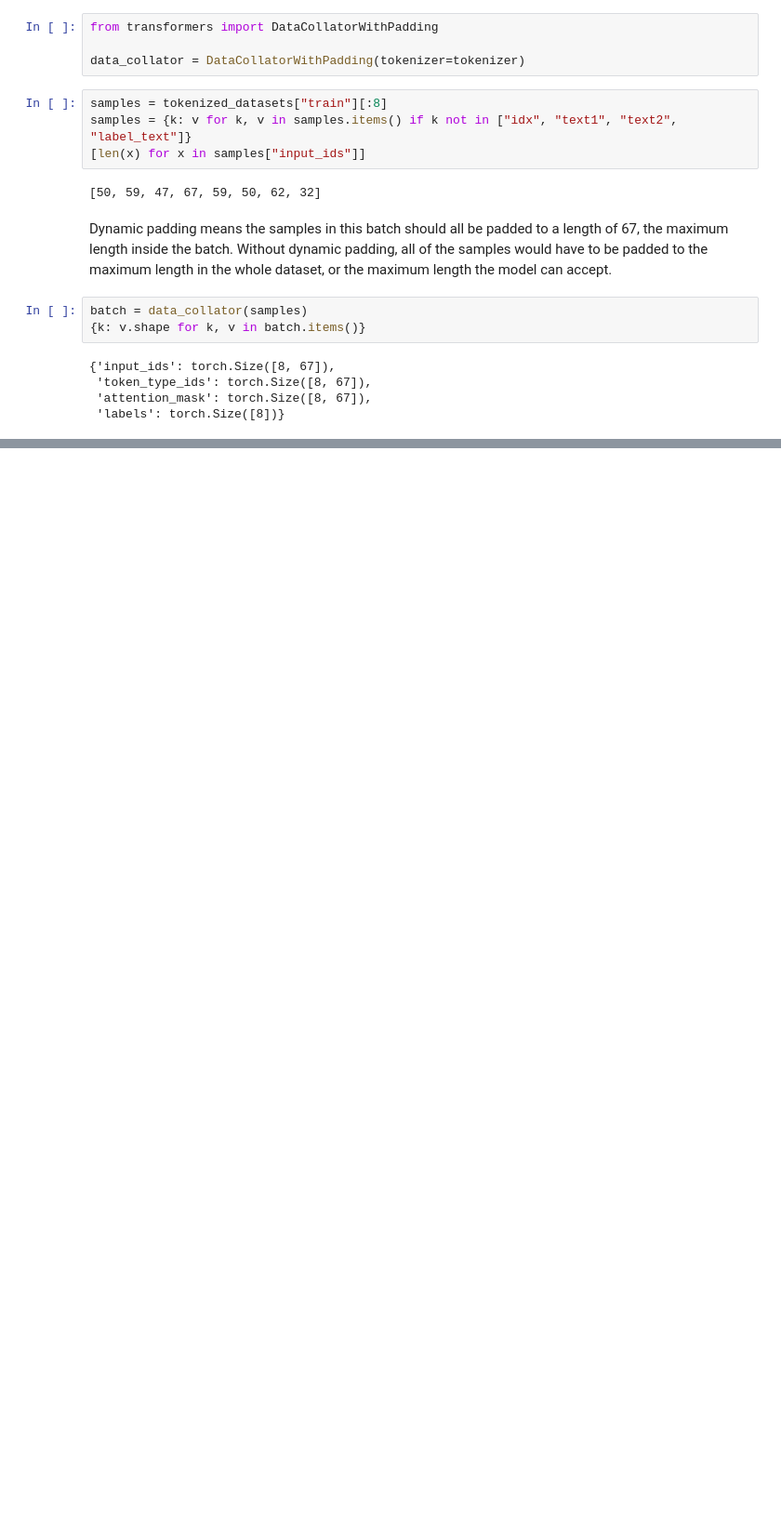
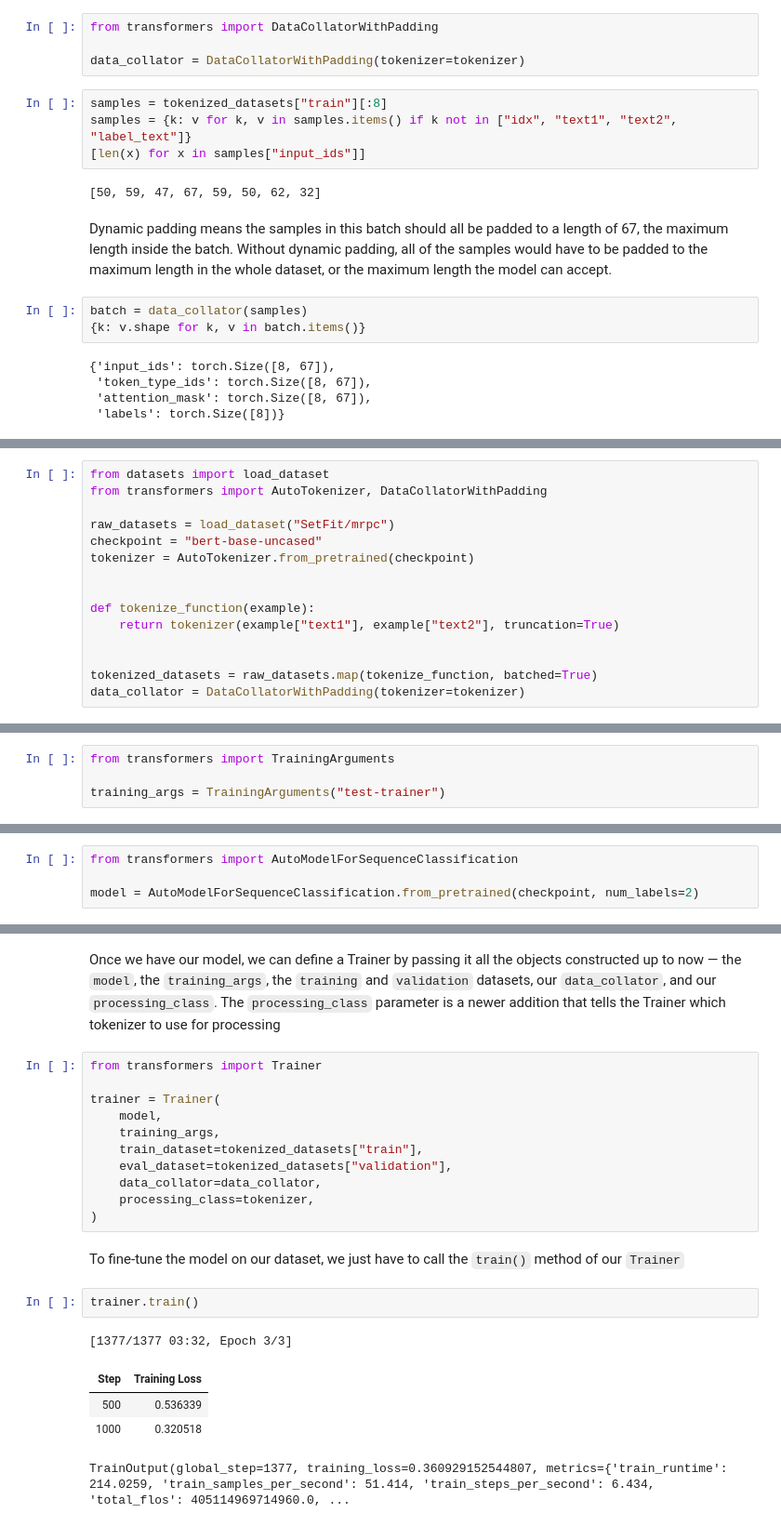
Before and after one commit to Aakash15-Semwal/ml-learning, a Jupyter notebook: Hugging_Face/Fine_Tuning.ipynb, the cells around one changed output, grey strips where cells are left out. Shown at 93% size. Cells and saved outputs as stored; diff of their text form; blank space fills up the shorter version.

```diff
--- a/Hugging_Face/Fine_Tuning.ipynb
+++ b/Hugging_Face/Fine_Tuning.ipynb
@@ -209,0 +212,15 @@ batch = data_collator(samples)
+# %%
+from datasets import load_dataset
+from transformers import AutoTokenizer, DataCollatorWithPadding
+
+raw_datasets = load_dataset("SetFit/mrpc")
+checkpoint = "bert-base-uncased"
+tokenizer = AutoTokenizer.from_pretrained(checkpoint)
+
+
+def tokenize_function(example):
+    return tokenizer(example["text1"], example["text2"], truncation=True)
+
+
+tokenized_datasets = raw_datasets.map(tokenize_function, batched=True)
+data_collator = DataCollatorWithPadding(tokenizer=tokenizer)
@@ -209,0 +238,4 @@ batch = data_collator(samples)
+# %%
+from transformers import TrainingArguments
+
+training_args = TrainingArguments("test-trainer")
@@ -209,0 +244,4 @@ batch = data_collator(samples)
+# %%
+from transformers import AutoModelForSequenceClassification
+
+model = AutoModelForSequenceClassification.from_pretrained(checkpoint, num_labels=2)
@@ -209,0 +265,23 @@ batch = data_collator(samples)
+# %% [markdown]
+Once we have our model, we can define a Trainer by passing it all the objects constructed up to now — the `model`, the `training_args`, the `training` and `validation` datasets, our `data_collator`, and our `processing_class`. The `processing_class` parameter is a newer addition that tells the Trainer which tokenizer to use for processing
+# %%
+from transformers import Trainer
+
+trainer = Trainer(
+    model,
+    training_args,
+    train_dataset=tokenized_datasets["train"],
+    eval_dataset=tokenized_datasets["validation"],
+    data_collator=data_collator,
+    processing_class=tokenizer,
+)
+# %% [markdown]
+To fine-tune the model on our dataset, we just have to call the `train()` method of our `Trainer`
+# %%
+trainer.train()
+# %% [output]
+[1377/1377 03:32, Epoch 3/3]
+| Step | Training Loss |
+| 500 | 0.536339 |
+| 1000 | 0.320518 |
+TrainOutput(global_step=1377, training_loss=0.360929152544807, metrics={'train_runtime': 214.0259, 'train_samples_per_second': 51.414, 'train_steps_per_second': 6.434, 'total_flos': 405114969714960.0, ...
```
Also changed, not shown: parts of 18 cells of this notebook.
